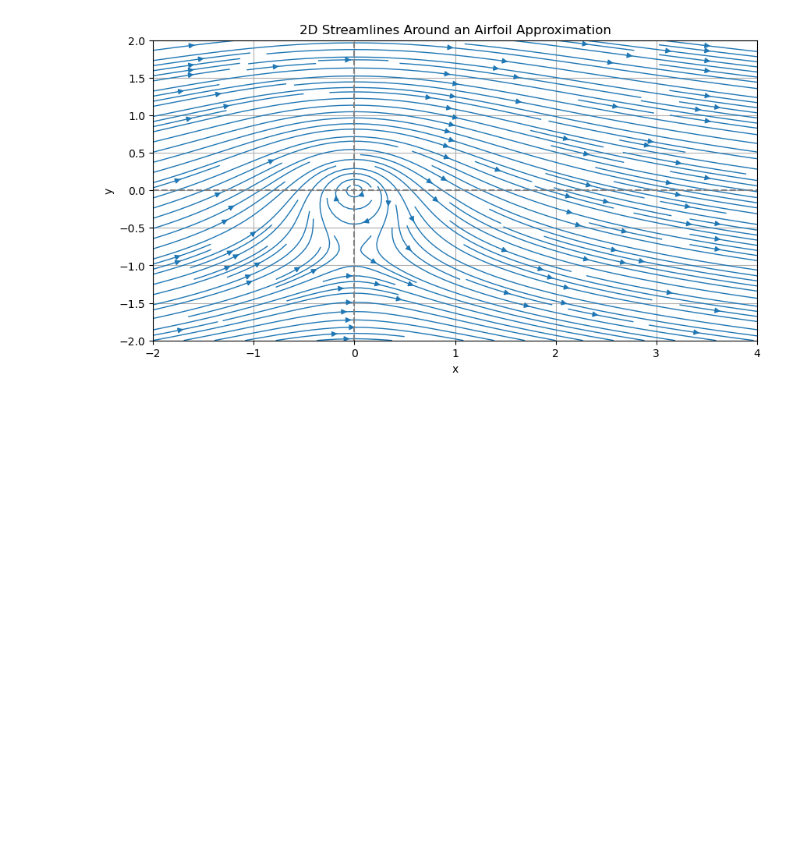
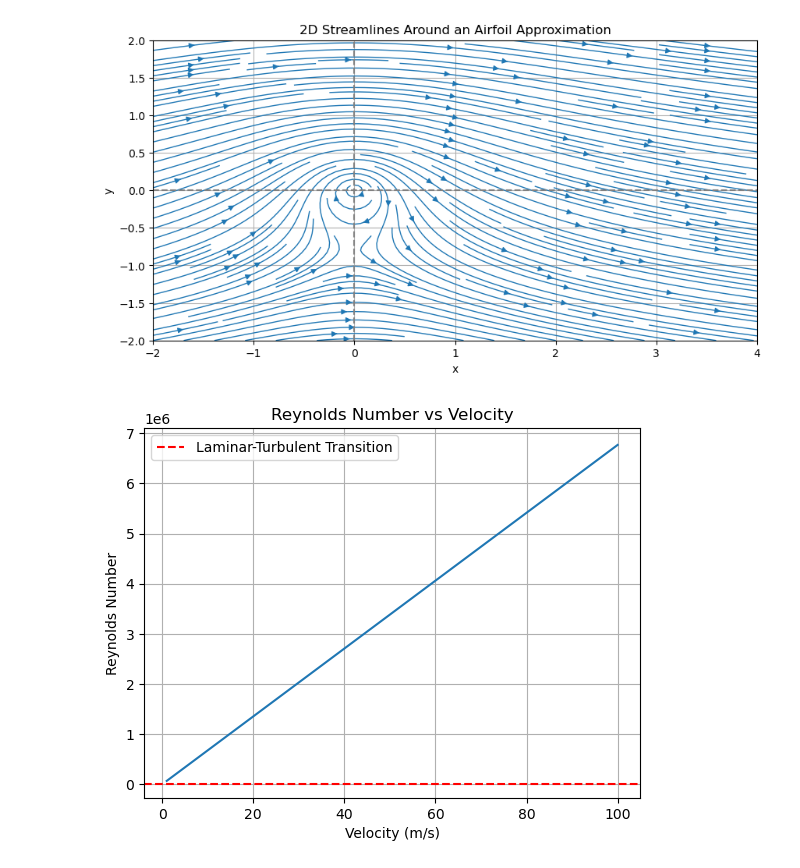
Before and after one commit to j85liu/aerospace, a Jupyter notebook: aerodynamics.ipynb, the cells around one changed output. Saved outputs shown, nothing was run; the diff lists cells and outputs as text; code cells hidden in the pictures; blank space fills up the shorter version.

```diff
--- a/aerodynamics.ipynb
+++ b/aerodynamics.ipynb
@@ -84,3 +84,22 @@ plt.grid(True)
 plt.show()
 # %% [output]
 [figure]
+# %%
+# Jupyter Cell 4: Visualizing Reynolds Number
+
+mu = 1.81e-5  # dynamic viscosity of air (kg/m·s)
+rho = 1.225  # air density
+L = 1.0  # characteristic length (m)
+velocities = np.linspace(1, 100, 200)
+Re = (rho * velocities * L) / mu
+
+plt.plot(velocities, Re)
+plt.axhline(2300, color='red', linestyle='--', label='Laminar-Turbulent Transition')
+plt.xlabel("Velocity (m/s)")
+plt.ylabel("Reynolds Number")
+plt.title("Reynolds Number vs Velocity")
+plt.legend()
+plt.grid(True)
+plt.show()
+# %% [output]
+[figure, added]
```
